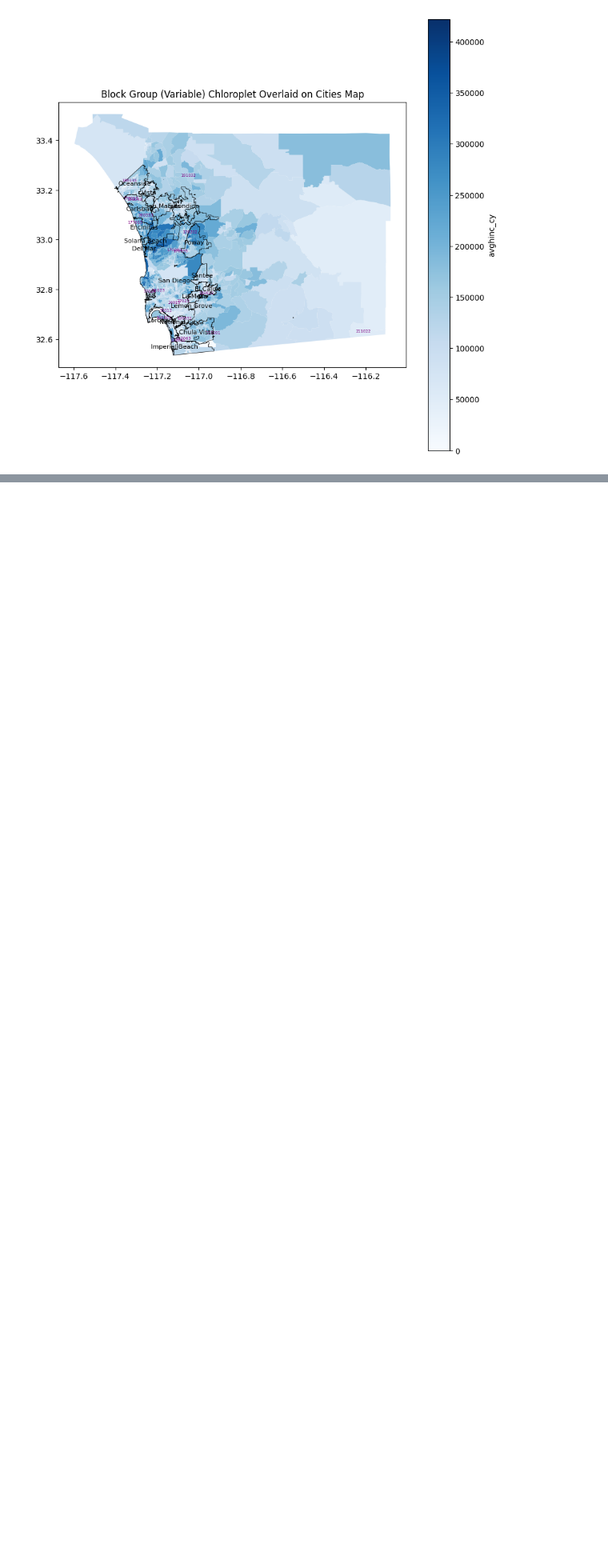
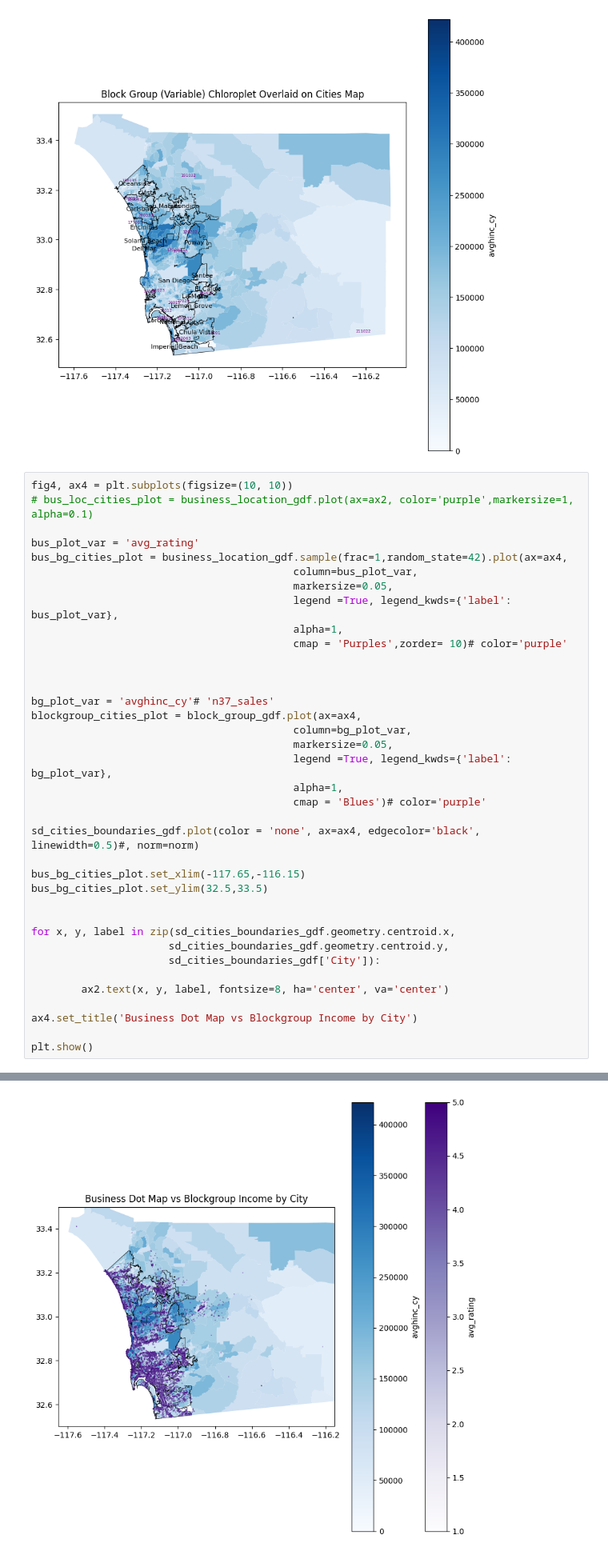
Before and after one commit to njwnkp4d8t-png/business-opportunity-graph, a Jupyter notebook: notebooks/neo4j_analytics.ipynb, the cells around one changed output, grey strips where cells are left out. Shown at 80% size. Drawn from its saved outputs; the diff is of its cells as text; blank space fills up the shorter version.

Commit message:
add bus rating vs income plot

```diff
--- a/notebooks/neo4j_analytics.ipynb
+++ b/notebooks/neo4j_analytics.ipynb
@@ -291,3 +291,41 @@ plt.show()
 
   sd_cities_boundaries_gdf.geometry.centroid.y,
 [figure]
+# %%
+fig4, ax4 = plt.subplots(figsize=(10, 10))
+# bus_loc_cities_plot = business_location_gdf.plot(ax=ax2, color='purple',markersize=1, alpha=0.1)
+
+bus_plot_var = 'avg_rating'
+bus_bg_cities_plot = business_location_gdf.sample(frac=1,random_state=42).plot(ax=ax4,
+                                          column=bus_plot_var,
+                                          markersize=0.05,
+                                          legend =True, legend_kwds={'label': bus_plot_var},
+                                          alpha=1,
+                                          cmap = 'Purples',zorder= 10)# color='purple'
+
+
+
+bg_plot_var = 'avghinc_cy'# 'n37_sales'
+blockgroup_cities_plot = block_group_gdf.plot(ax=ax4,
+                                          column=bg_plot_var,
+                                          markersize=0.05,
+                                          legend =True, legend_kwds={'label': bg_plot_var},
+                                          alpha=1,
+                                          cmap = 'Blues')# color='purple'
+
+sd_cities_boundaries_gdf.plot(color = 'none', ax=ax4, edgecolor='black', linewidth=0.5)#, norm=norm)
+
+bus_bg_cities_plot.set_xlim(-117.65,-116.15)
+bus_bg_cities_plot.set_ylim(32.5,33.5)
+
+
+for x, y, label in zip(sd_cities_boundaries_gdf.geometry.centroid.x,
+                      sd_cities_boundaries_gdf.geometry.centroid.y,
+                      sd_cities_boundaries_gdf['City']):
+
+        ax2.text(x, y, label, fontsize=8, ha='center', va='center')
+
+ax4.set_title('Business Dot Map vs Blockgroup Income by City')
+
+plt.show()
+# %% [output]
@@ -294,3 +335,4 @@ plt.show()
+[figure, added]
 # %%
 ######
 ######
```
Also changed, not shown: parts of 2 cells of this notebook.
